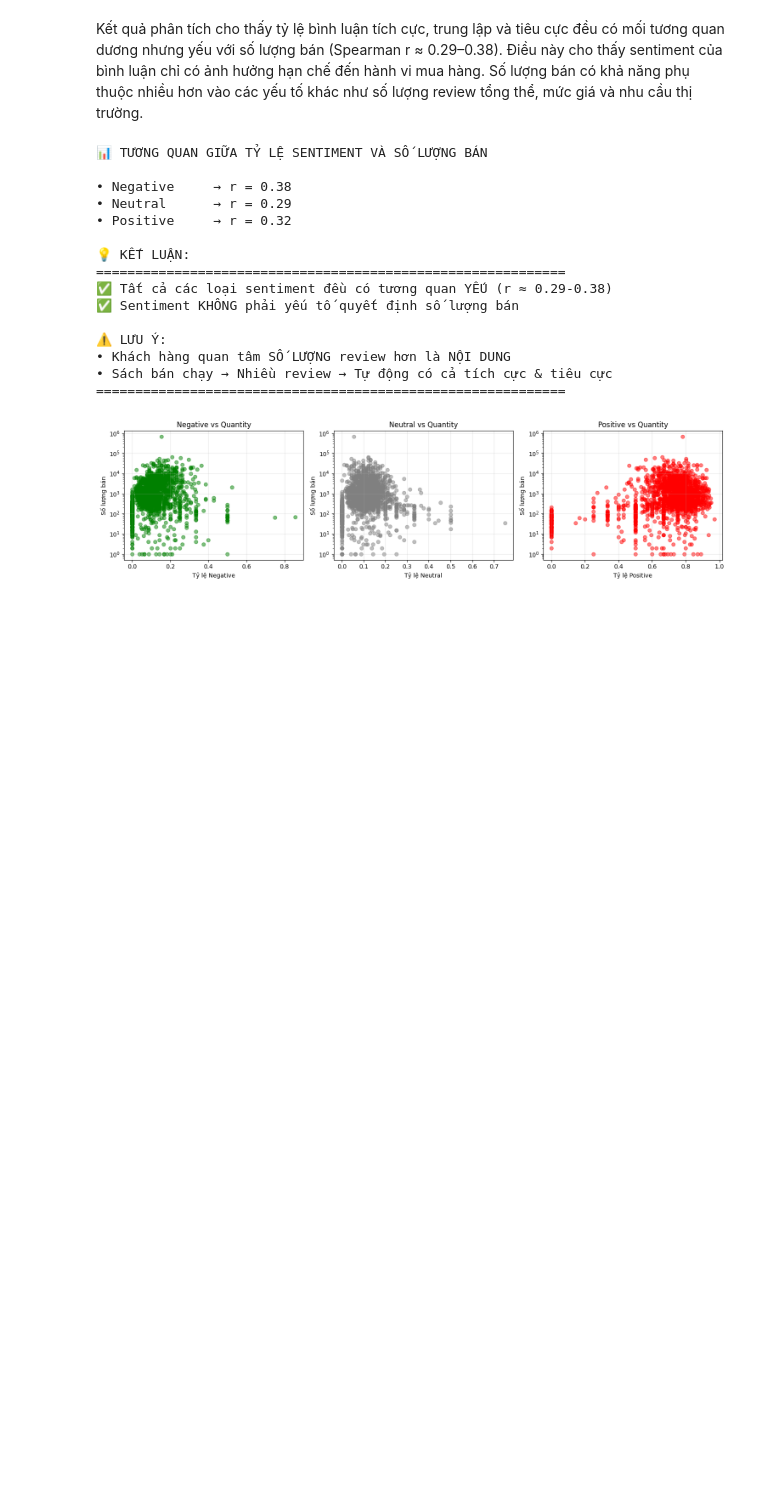
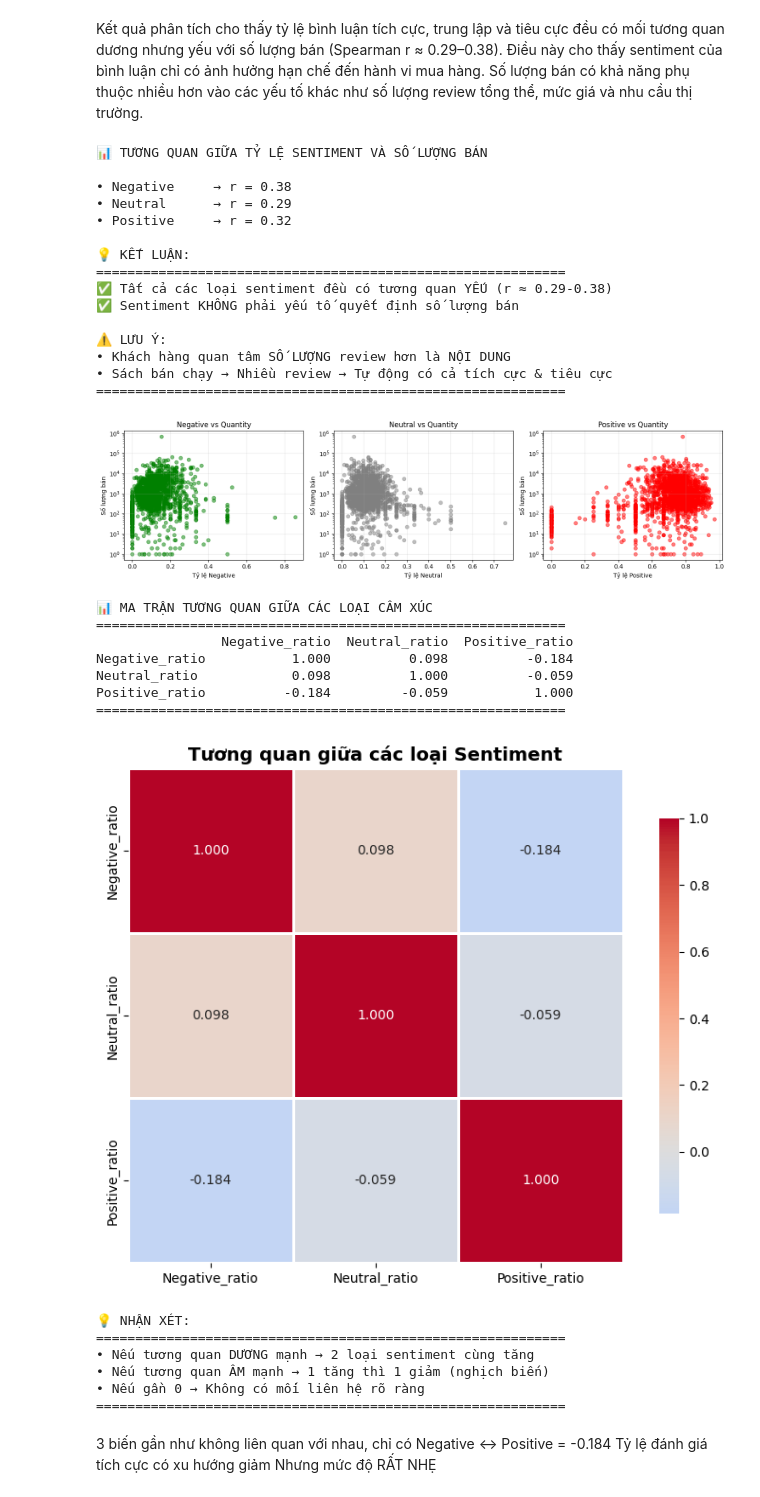
Before and after one commit to chgiabao04/cn-da22tta-chaugiabao-bookdata-machinelearning, a Jupyter notebook: src/eda.ipynb, the cells around one changed output. Drawn from its saved outputs; the diff is of its cells as text; code cells hidden in the pictures; blank space fills up the shorter version.

```diff
--- a/src/eda.ipynb
+++ b/src/eda.ipynb
@@ -1559,3 +1574,60 @@ plt.show()
 • Sách bán chạy → Nhiều review → Tự động có cả tích cực & tiêu cực
 ============================================================
 [figure]
+# %%
+## Tương quan giữa 3 loại cảm xúc với nhau
+
+import seaborn as sns
+import matplotlib.pyplot as plt
+
+# Lấy 3 cột sentiment ratio
+sentiment_cols = [col for col in df.columns if col.endswith('_ratio')]
+
+# Ma trận tương quan
+corr_matrix = df[sentiment_cols].corr()
+
+print("📊 MA TRẬN TƯƠNG QUAN GIỮA CÁC LOẠI CÂM XÚC")
+print("="*60)
+print(corr_matrix.round(3))
+print("="*60)
+
+# Vẽ heatmap
+plt.figure(figsize=(8, 6))
+sns.heatmap(
+    corr_matrix,
+    annot=True,
+    fmt='.3f',
+    cmap='coolwarm',
+    center=0,
+    square=True,
+    linewidths=2,
+    cbar_kws={'shrink': 0.8}
+)
+plt.title('Tương quan giữa các loại Sentiment', fontsize=14, fontweight='bold')
+plt.tight_layout()
+plt.show()
+
+# Kết luận
+print("\n💡 NHẬN XÉT:")
+print("="*60)
+print("• Nếu tương quan DƯƠNG mạnh → 2 loại sentiment cùng tăng")
+print("• Nếu tương quan ÂM mạnh → 1 tăng thì 1 giảm (nghịch biến)")
+print("• Nếu gần 0 → Không có mối liên hệ rõ ràng")
+print("="*60)
+# %% [output]
+📊 MA TRẬN TƯƠNG QUAN GIỮA CÁC LOẠI CÂM XÚC
+============================================================
+                Negative_ratio  Neutral_ratio  Positive_ratio
+Negative_ratio           1.000          0.098          -0.184
+Neutral_ratio            0.098          1.000          -0.059
+Positive_ratio          -0.184         -0.059           1.000
+============================================================
+[figure, added]
+💡 NHẬN XÉT:
+============================================================
+• Nếu tương quan DƯƠNG mạnh → 2 loại sentiment cùng tăng
+• Nếu tương quan ÂM mạnh → 1 tăng thì 1 giảm (nghịch biến)
+• Nếu gần 0 → Không có mối liên hệ rõ ràng
+============================================================
+# %% [markdown]
+3 biến gần như không liên quan với nhau, chỉ có Negative ↔ Positive = -0.184 Tỷ lệ đánh giá tích cực có xu hướng giảm Nhưng mức độ RẤT NHẸ
```
Also changed, not shown: parts of 2 cells of this notebook.
